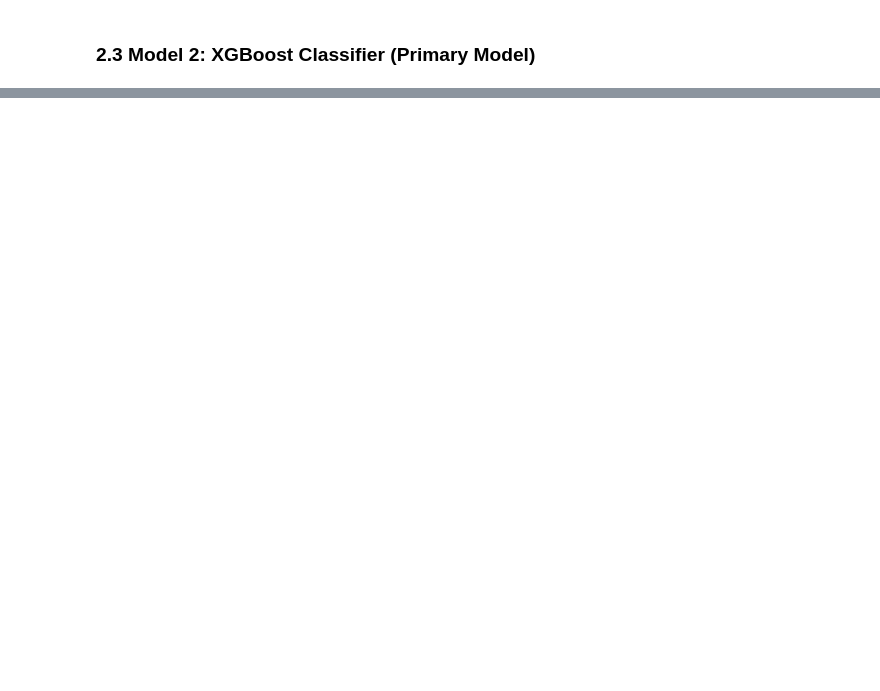
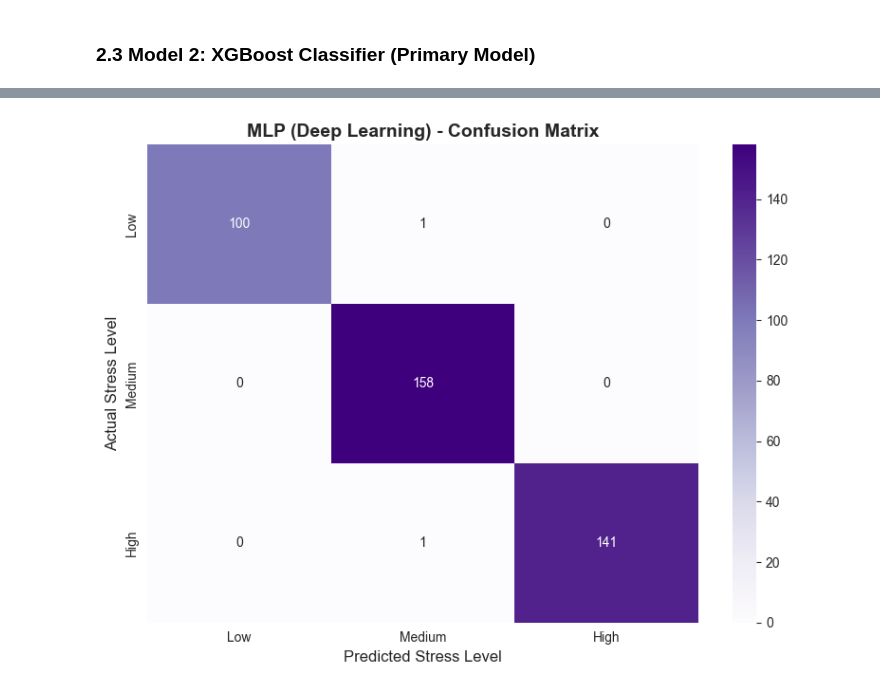
Before and after one commit to NandeeshNB/Explainable-Generative-AI-for-Stress-and-Burnout-Risk-Prediction-in-Healthcare-Workers, a Jupyter notebook: phase1_2_stress_prediction.ipynb, the cells around one changed output, grey strips where cells are left out. Drawn from its saved outputs; the diff is of its cells as text; code cells hidden in the pictures; blank space fills up the shorter version.

```diff
--- a/phase1_2_stress_prediction.ipynb
+++ b/phase1_2_stress_prediction.ipynb
@@ -600,24 +848,26 @@ plt.show()
 print("Training XGBoost Classifier...")
 print("="*70)
 
-# Initialize XGBoost with optimized parameters
+# Initialize XGBoost with regularization to prevent overfitting
 xgb_model = XGBClassifier(
     n_estimators=150,
-    max_depth=8,
+    max_depth=6,            # Reduced depth to prevent overfitting
     learning_rate=0.1,
-    subsample=0.8,
-    colsample_bytree=0.8,
+    subsample=0.8,          # Use 80% of data for each tree
+    colsample_bytree=0.8,   # Use 80% of features for each tree
+    reg_alpha=0.1,          # L1 regularization
+    reg_lambda=1.0,         # L2 regularization
     random_state=42,
     n_jobs=-1,
     eval_metric='mlogloss'
 )
 
 # Train the model
-xgb_model.fit(X_train, y_train)
+xgb_model.fit(X_train_scaled_df, y_train)
 
 # Make predictions
-y_pred_xgb = xgb_model.predict(X_test)
-y_pred_xgb_proba = xgb_model.predict_proba(X_test)
+y_pred_xgb = xgb_model.predict(X_test_scaled_df)
+y_pred_xgb_proba = xgb_model.predict_proba(X_test_scaled_df)
 
 print("✓ XGBoost model trained successfully!")
 
@@ -673,0 +1063,64 @@ plt.show()
+# %%
+# Evaluate MLP model
+print("\nEvaluating MLP Model...")
+print("="*70)
+
+# Make predictions
+y_pred_mlp_proba = mlp_model.predict(X_test_scaled, verbose=0)
+y_pred_mlp = np.argmax(y_pred_mlp_proba, axis=1)
+
+# Calculate metrics
+mlp_accuracy = accuracy_score(y_test, y_pred_mlp)
+mlp_precision = precision_score(y_test, y_pred_mlp, average='weighted')
+mlp_recall = recall_score(y_test, y_pred_mlp, average='weighted')
+mlp_f1 = f1_score(y_test, y_pred_mlp, average='weighted')
+
+print("\nMLP (Deep Learning) Model Performance:")
+print("="*70)
+print(f"Accuracy:  {mlp_accuracy:.4f} ({mlp_accuracy*100:.2f}%)")
+print(f"Precision: {mlp_precision:.4f} ({mlp_precision*100:.2f}%)")
+print(f"Recall:    {mlp_recall:.4f} ({mlp_recall*100:.2f}%)")
+print(f"F1-Score:  {mlp_f1:.4f} ({mlp_f1*100:.2f}%)")
+
+# Detailed classification report
+print("\nDetailed Classification Report:")
+print("="*70)
+print(classification_report(y_test, y_pred_mlp,
+                          target_names=['Low Stress', 'Medium Stress', 'High Stress']))
+
+# Confusion Matrix
+cm_mlp = confusion_matrix(y_test, y_pred_mlp)
+plt.figure(figsize=(8, 6))
+sns.heatmap(cm_mlp, annot=True, fmt='d', cmap='Purples',
+            xticklabels=['Low', 'Medium', 'High'],
+            yticklabels=['Low', 'Medium', 'High'])
+plt.title('MLP (Deep Learning) - Confusion Matrix', fontsize=14, fontweight='bold')
+plt.ylabel('Actual Stress Level', fontsize=12)
+plt.xlabel('Predicted Stress Level', fontsize=12)
+plt.tight_layout()
+plt.show()
+
+# Plot training history
+fig, axes = plt.subplots(1, 2, figsize=(15, 5))
+
+# Accuracy plot
+axes[0].plot(history.history['accuracy'], label='Training Accuracy')
+axes[0].plot(history.history['val_accuracy'], label='Validation Accuracy')
+axes[0].set_xlabel('Epoch', fontsize=12)
+axes[0].set_ylabel('Accuracy', fontsize=12)
+axes[0].set_title('MLP Training History - Accuracy', fontsize=14, fontweight='bold')
+axes[0].legend()
+axes[0].grid(True, alpha=0.3)
+
+# Loss plot
+axes[1].plot(history.history['loss'], label='Training Loss')
+axes[1].plot(history.history['val_loss'], label='Validation Loss')
+axes[1].set_xlabel('Epoch', fontsize=12)
+axes[1].set_ylabel('Loss', fontsize=12)
+axes[1].set_title('MLP Training History - Loss', fontsize=14, fontweight='bold')
+axes[1].legend()
+axes[1].grid(True, alpha=0.3)
+
+plt.tight_layout()
+plt.show()
+# %% [output]
@@ -673,0 +1144 @@ plt.show()
+[figure, added]
```
Also changed, not shown: parts of 27 cells of this notebook.
